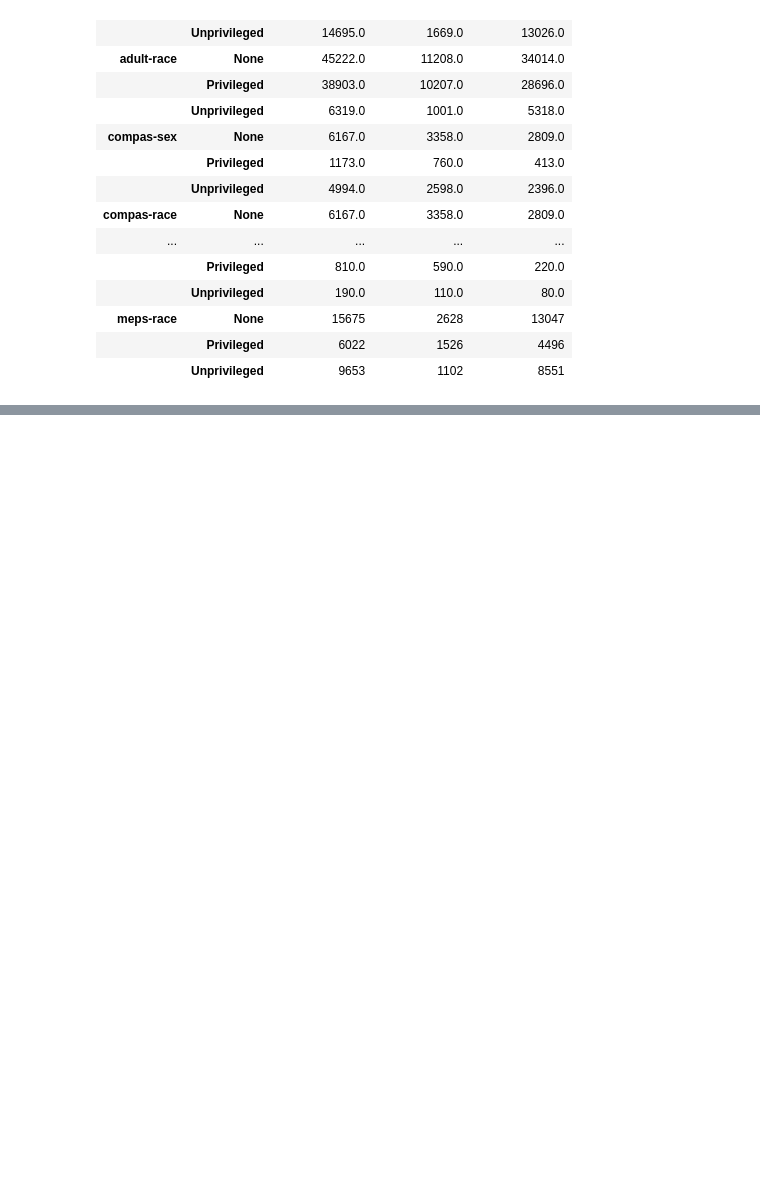
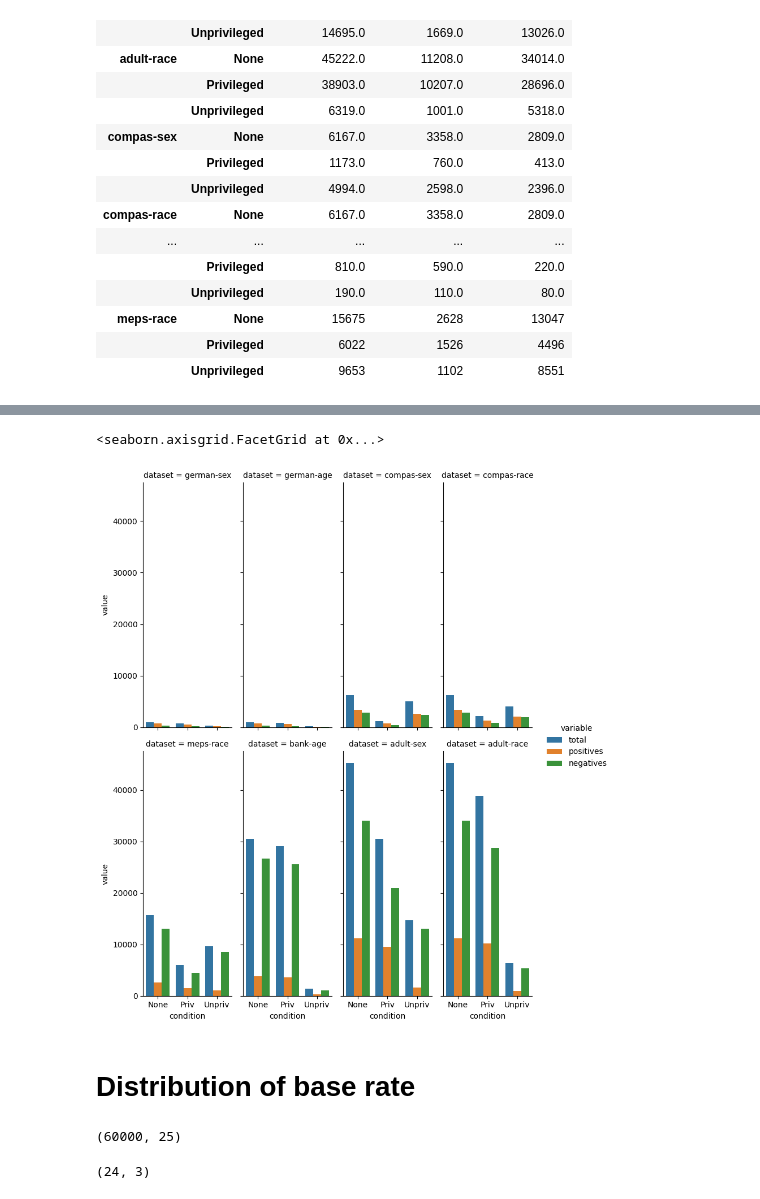
Before and after one commit to arumoy-shome/shome2022qualitative, a Jupyter notebook: docs/datasets-metadata.ipynb, the cells around one changed output, grey strips where cells are left out. Cells and saved outputs as stored; diff of their text form; code cells hidden in the pictures; blank space fills up the shorter version.

```diff
--- a/docs/datasets-metadata.ipynb
+++ b/docs/datasets-metadata.ipynb
@@ -286,0 +272,5 @@ numbers.to_clipboard()
+# %%
+numbers = numbers.reset_index()
+# numbers = numbers.drop(columns=["num_instances"])
+# numbers = numbers.loc[(numbers["condition"] != "None")]
+numbers
@@ -286,0 +417,19 @@ numbers.to_clipboard()
+# %%
+g = sns.catplot(
+    kind="bar",
+    data=numbers,
+    x="condition",
+    y="value",
+    hue="variable",
+    col="dataset",
+    col_wrap=4,
+    col_order=order,
+    aspect=0.4,
+
+)
+g.tight_layout()
+# %% [output]
+<seaborn.axisgrid.FacetGrid at 0x...>
+[figure, added]
+# %% [markdown]
+# Distribution of base rate
@@ -286,0 +452,41 @@ numbers.to_clipboard()
+# %%
+import glob
+from src.data import process
+
+batch1 = [pd.read_csv(frame) for frame in glob.glob(os.path.join(DATADIR, "exp-training-sets-*-25.csv"))]
+batch2 = [pd.read_csv(frame) for frame in glob.glob(os.path.join(DATADIR, "exp-training-sets-*-25-2.csv"))]
+
+batch1 = pd.concat(batch1)
+batch2 = pd.concat(batch2)
+
+# we need to reset the `iteration` column for the second batch
+# since we use this column as the index when calculating the
+# correlation (see correlation cell below) & we cannot have
+# duplicates in this column
+batch2["iteration"] = batch2["iteration"] + 25
+data = pd.concat([batch1, batch2])
+data.shape
+# %% [output]
+(60000, 25)
+# %%
+data = data[data["model"] == "None"]
+data = data[data["frac"] == data["frac"].max()]
+data = data[data["iteration"] == data["iteration"].min()]
+process(data)
+data["dataset_label"] = data["dataset_label"] + "-" + data["protected"].str.lower()
+data = data.rename(columns={
+    "dataset_label": "dataset",
+    "disparate_impact": "DI",
+    "statistical_parity_difference": "SPD",
+})
+data = data[[
+    "privileged",
+    "base_rate",
+    "dataset",
+]]
+data = data.rename(columns={"privileged": "condition"})
+data.loc[(data["condition"] == "True"), "condition"] = "Priv"
+data.loc[(data["condition"] == "False"), "condition"] = "Unpriv"
+data.shape
+# %% [output]
+(24, 3)
```
Also changed, not shown: parts of 9 cells of this notebook, 18 other files.
